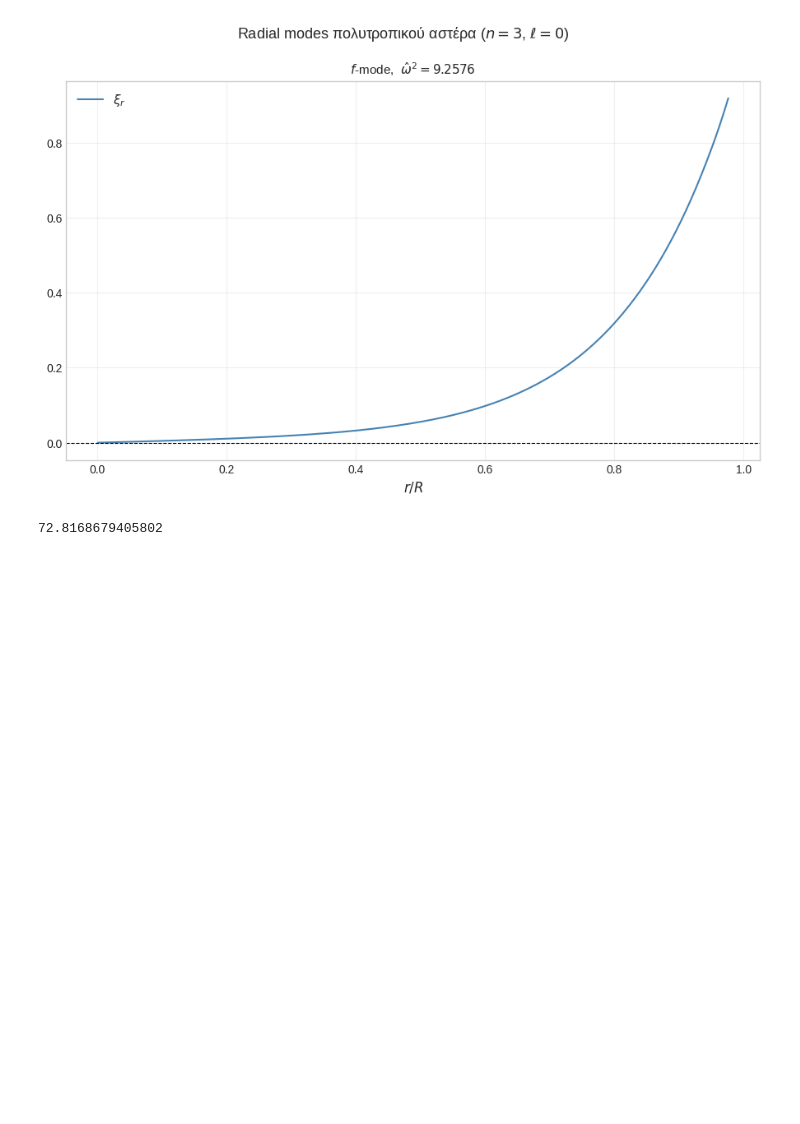
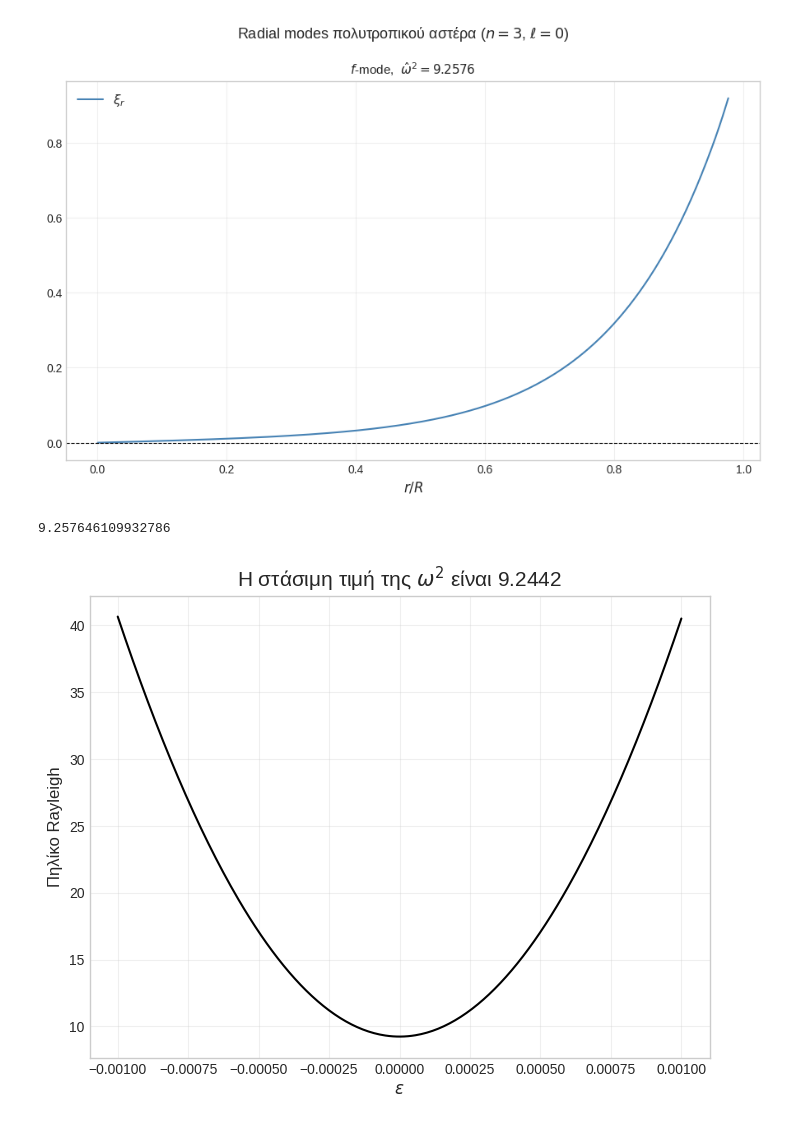
Before and after one commit to Vagge31/Stellar-Pulsations, a Jupyter notebook: lane-emden.ipynb, the cells around one changed output. Drawn from its saved outputs; the diff is of its cells as text; code cells hidden in the pictures; blank space fills up the shorter version.

Commit message:
Added Rayleigh quotient justification by adding pertubations to the eigenfunctions and observing that the quotient remains stationary

```diff
--- a/lane-emden.ipynb
+++ b/lane-emden.ipynb
@@ -237,6 +234,38 @@ plt.show()
 Εκτίμηση της συχνότητας της **f**-mode μέσω του πηλίκου Rayleigh: $\omega^2 = 9.2439$, Σφάλμα: -0.001 \%
 [figure]
 # %%
-omega2
+eig_freq_shooting = get_eigenfrequency(l=0, omega_min=9, omega_max=10, bg_rho=bg_rho,bg_g= bg_g,bg_c2=bg_c2,bg_N2=bg_N2)
-# %% [output]
-72.8168679405802
+# %%
+eig_freq_shooting
+# %% [output]
+9.257646109932786
+# %%
+sol= get_eigenfunction(eig_freq_shooting, l, bg_rho, bg_g, bg_c2, bg_N2)
+x = np.linspace(1e-4, 0.99, 300)
+y1 = sol.sol(x)[0]
+y2 = sol.sol(x)[1]
+
+eps = np.linspace(-1e-3,1e-3,300)
+xi1 = x*(1-x) #trial pertubation
+xi2 = 1-2*x
+
+omegas = []
+
+for epsilon in eps:
+    y1_new = y1 + epsilon*xi1
+    y2_new = y2 + epsilon*xi2
+    omega_rayleigh = rayleigh_quotient(x,y1_new,y2_new,P_newt,Q_newt,W_newt)
+    omegas.append(omega_rayleigh)
+
+omegas = np.array(omegas)
+omega_min = np.min(omegas)
+# %%
+plt.figure(figsize=(8, 6))
+plt.plot(eps,omegas, color="black")
+plt.xlabel(rf"$\varepsilon$")
+plt.ylabel(rf"Πηλίκο Rayleigh")
+plt.title(rf"Η στάσιμη τιμή της $\omega^2$ είναι {omega_min:.4f}")
+plt.grid(True, alpha=0.3)
+plt.savefig("rayleigh_eps.png")
+# %% [output]
+[figure, added]
```
Also changed, not shown: parts of 2 cells of this notebook, 2 other files.
